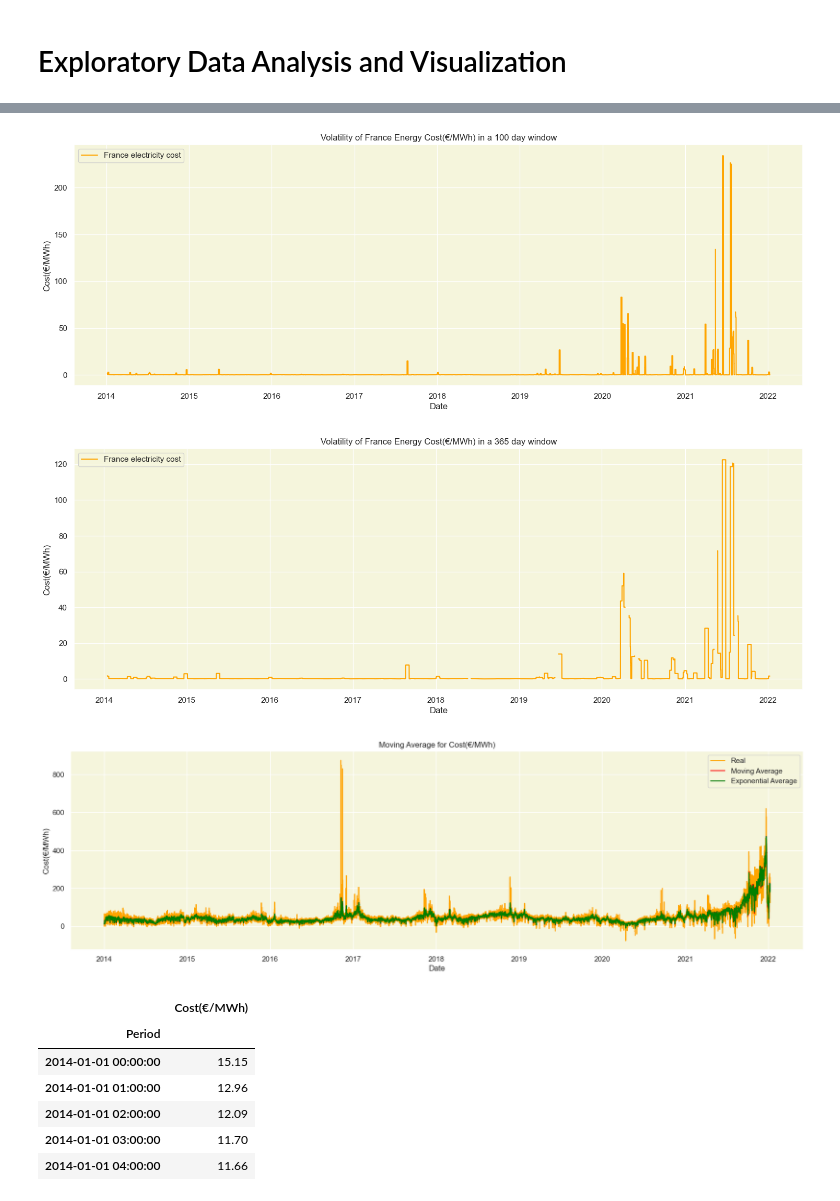
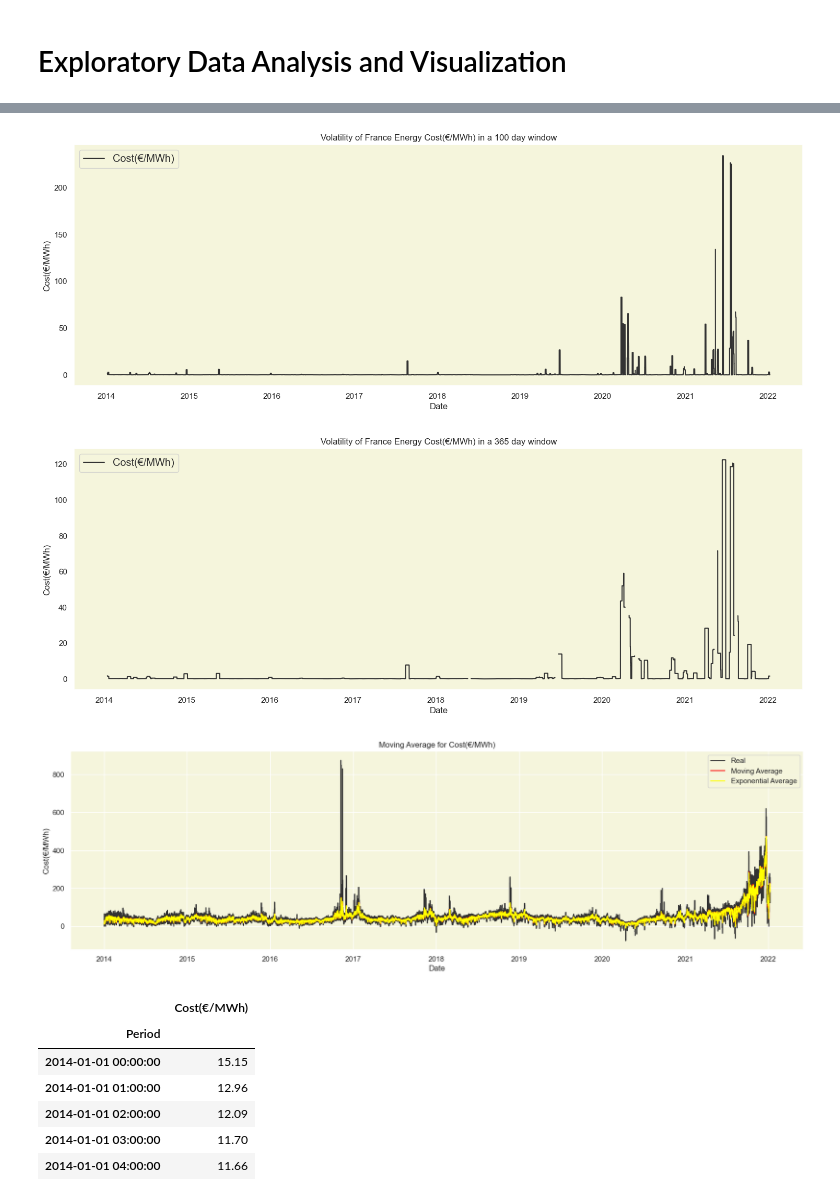
Before and after one commit to sahil095/Energy-Price-prediction-Time-Series, a Jupyter notebook: Energy Price Prediction - ARIMA and SARIMA.ipynb, the cells around one changed output, grey strips where cells are left out. Saved outputs shown, nothing was run; the diff lists cells and outputs as text; code cells hidden in the pictures.

```diff
--- a/Energy Price Prediction - ARIMA and SARIMA.ipynb
+++ b/Energy Price Prediction - ARIMA and SARIMA.ipynb
@@ -19,6 +33,7 @@ from ta.volatility import BollingerBands
 from statsmodels.tsa.stattools import adfuller
 from numpy import log
 from statsmodels.graphics.tsaplots import plot_acf
+from statsmodels.tsa.seasonal import seasonal_decompose
 from statsmodels.tsa.arima.model import ARIMA
 from statsmodels.tsa.statespace.sarimax import SARIMAX
 from sklearn.model_selection import train_test_split
@@ -28,7 +43,7 @@ from sklearn.metrics import mean_squared_error
 import warnings
 warnings.filterwarnings("ignore")
 
-sns.set(rc={"axes.facecolor":"Beige" , "axes.grid" : False})
+sns.set(rc={"axes.facecolor":"beige" , "axes.grid" : False})
 # %%
 df = pd.read_csv(r"D:\UNH Materials\Projects\Energy Price Predictions\European Energy Market\data\EU_energy_data.csv")
 df.head()
@@ -163,15 +230,15 @@ df_100 = df_France['Change'].rolling(window = window_size).std()
 
 #plotting
 plt.figure(figsize = (18,6))
-plt.plot(df_France.index , df_100 , label = 'France electricity cost' , color = 'orange')
+plt.plot(df_France.index , df_100 , label = 'Cost(€/MWh)' , color = '#333')
 plt.title('Volatility of France Energy Cost(€/MWh) in a 100 day window')
 plt.xlabel('Date')
 plt.ylabel('Cost(€/MWh)')
-plt.legend()
-plt.grid(True)
+plt.legend(labelcolor='#333', fontsize='large')
+plt.grid(False)
 plt.show()
 # %% [output]
-[figure, old version]
+[figure, new version]
 # %%
 # Percent Change over a 365 day (Year) time period window
 df_France['Change'] = df_France['Cost(€/MWh)'].pct_change()
@@ -180,15 +247,15 @@ df_365 = df_France['Change'].rolling(window = window_size).std()
 
 #plotting
 plt.figure(figsize = (18,6))
-plt.plot(df_France.index , df_365 , label = 'France electricity cost' , color = 'orange')
+plt.plot(df_France.index , df_365 , label = 'Cost(€/MWh)' , color = '#333')
 plt.title('Volatility of France Energy Cost(€/MWh) in a 365 day window')
 plt.xlabel('Date')
 plt.ylabel('Cost(€/MWh)')
-plt.legend()
-plt.grid(True)
+plt.legend(labelcolor='#333', fontsize='large')
+plt.grid(False)
 plt.show()
 # %% [output]
-[figure, old version]
+[figure, new version]
 # %%
 # Moving Average and Exponential Moving Average Over a period of 30 days
 df_France['MA'] = df_France['Cost(€/MWh)'].rolling(window = 30).mean()
@@ -196,14 +263,14 @@ df_France['EMA'] = df_France['Cost(€/MWh)'].ewm(span = 30 , adjust = False).me
 # %%
 plt.figure(figsize = (20,12))
 
 plt.subplot(2,1,1)
-plt.plot(df_France.index,df_France['Cost(€/MWh)'], label = 'Real', color='orange')
+plt.plot(df_France.index,df_France['Cost(€/MWh)'], label = 'Real', color='#333')
 plt.plot(df_France.index,df_France['MA'] , label = 'Moving Average' , color = 'red')
-plt.plot(df_France.index,df_France['EMA'] , label = 'Exponential Average' , color = 'green')
+plt.plot(df_France.index,df_France['EMA'] , label = 'Exponential Average' , color = 'yellow')
 plt.title('Moving Average for Cost(€/MWh)')
 plt.xlabel('Date')
 plt.ylabel('Cost(€/MWh)')
 plt.legend()
 plt.grid()
 # %% [output]
-[figure, old version]
+[figure, new version]
```
Also changed, not shown: parts of 22 cells of this notebook.
